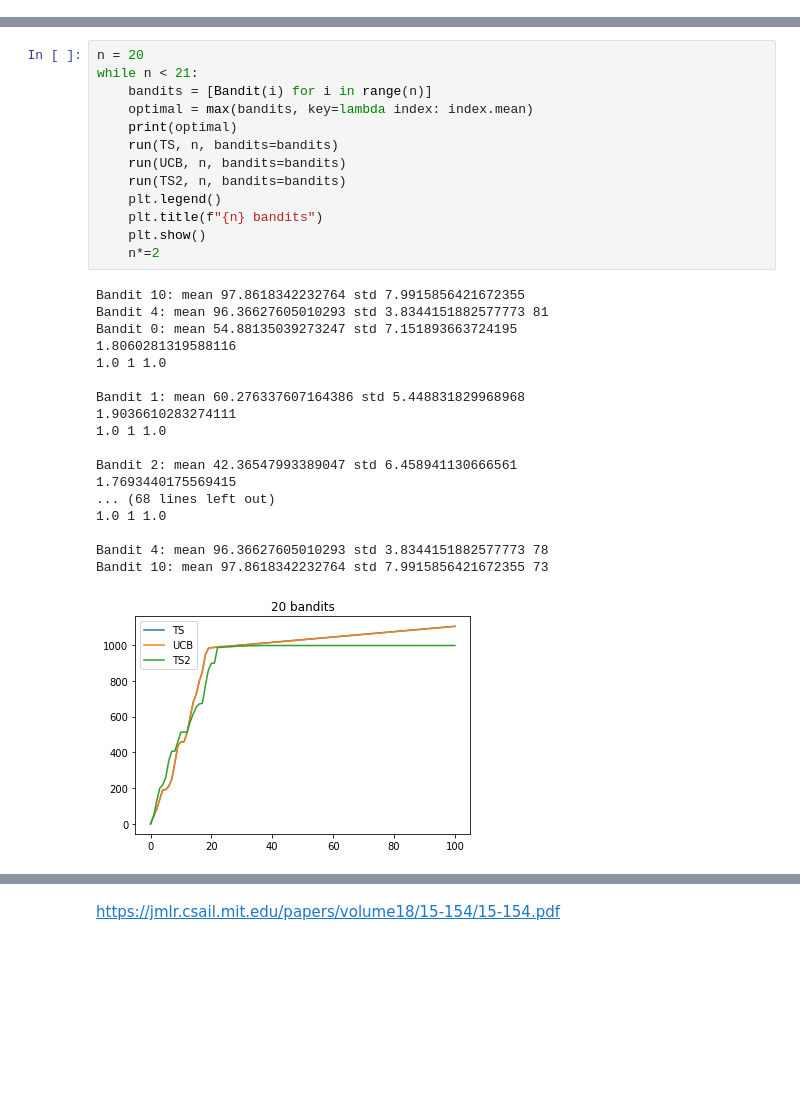
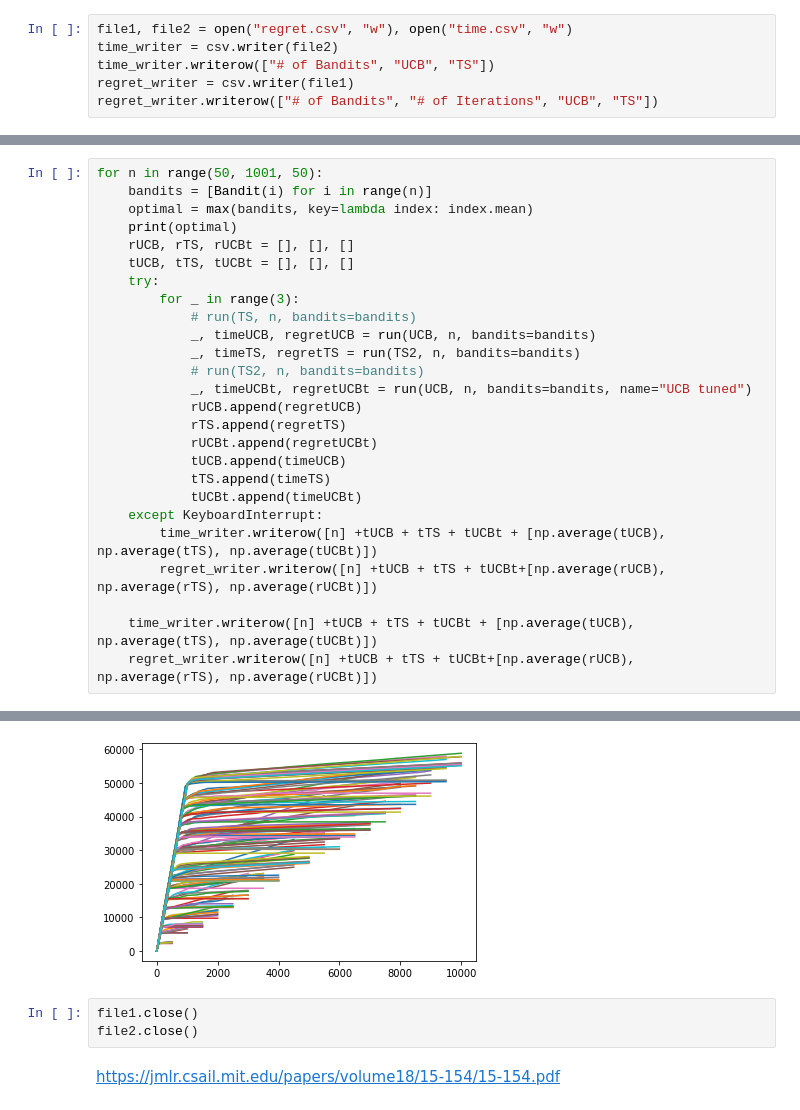
Before and after one commit to RyanW124/Extended-Essay, a Jupyter notebook: newmain.ipynb, the cells around one changed output, grey strips where cells are left out. Saved outputs shown, nothing was run; the diff lists cells and outputs as text; blank space fills up the shorter version.

```diff
--- a/newmain.ipynb
+++ b/newmain.ipynb
@@ -6,0 +14,6 @@ np.random.seed(0)
+# %%
+file1, file2 = open("regret.csv", "w"), open("time.csv", "w")
+time_writer = csv.writer(file2)
+time_writer.writerow(["# of Bandits", "UCB", "TS"])
+regret_writer = csv.writer(file1)
+regret_writer.writerow(["# of Bandits", "# of Iterations", "UCB", "TS"])
@@ -42,32 +67,27 @@ def run(alg, n, T=None, *, print_values=False, bandits=None, loading=False):
-# %%
-n = 20
-while n < 21:
-    bandits = [Bandit(i) for i in range(n)]
-    optimal = max(bandits, key=lambda index: index.mean)
-    print(optimal)
-    run(TS, n, bandits=bandits)
-    run(UCB, n, bandits=bandits)
-    run(TS2, n, bandits=bandits)
-    plt.legend()
-    plt.title(f"{n} bandits")
-    plt.show()
-    n*=2
-# %% [output]
-Bandit 10: mean 97.8618342232764 std 7.9915856421672355
-Bandit 4: mean 96.36627605010293 std 3.8344151882577773 81
-Bandit 0: mean 54.88135039273247 std 7.151893663724195
-1.8060281319588116
-1.0 1 1.0
-
-Bandit 1: mean 60.276337607164386 std 5.448831829968968
-1.9036610283274111
-1.0 1 1.0
-
-Bandit 2: mean 42.36547993389047 std 6.458941130666561
-1.7693440175569415
-... (68 lines left out)
-1.0 1 1.0
-
-Bandit 4: mean 96.36627605010293 std 3.8344151882577773 78
-Bandit 10: mean 97.8618342232764 std 7.9915856421672355 73
-[figure, removed]
+# %%
+for n in range(50, 1001, 50):
+    bandits = [Bandit(i) for i in range(n)]
+    optimal = max(bandits, key=lambda index: index.mean)
+    print(optimal)
+    rUCB, rTS, rUCBt = [], [], []
+    tUCB, tTS, tUCBt = [], [], []
+    try:
+        for _ in range(3):
+            # run(TS, n, bandits=bandits)
+            _, timeUCB, regretUCB = run(UCB, n, bandits=bandits)
+            _, timeTS, regretTS = run(TS2, n, bandits=bandits)
+            # run(TS2, n, bandits=bandits)
+            _, timeUCBt, regretUCBt = run(UCB, n, bandits=bandits, name="UCB tuned")
+            rUCB.append(regretUCB)
+            rTS.append(regretTS)
+            rUCBt.append(regretUCBt)
+            tUCB.append(timeUCB)
+            tTS.append(timeTS)
+            tUCBt.append(timeUCBt)
+    except KeyboardInterrupt:
+        time_writer.writerow([n] +tUCB + tTS + tUCBt + [np.average(tUCB), np.average(tTS), np.average(tUCBt)])
+        regret_writer.writerow([n] +tUCB + tTS + tUCBt+[np.average(rUCB), np.average(rTS), np.average(rUCBt)])
+
+    time_writer.writerow([n] +tUCB + tTS + tUCBt + [np.average(tUCB), np.average(tTS), np.average(tUCBt)])
+    regret_writer.writerow([n] +tUCB + tTS + tUCBt+[np.average(rUCB), np.average(rTS), np.average(rUCBt)])
+# %% [output]
@@ -74,2 +114,6 @@ Bandit 10: mean 97.8618342232764 std 7.9915856421672355 73
+[figure, added]
+# %%
+file1.close()
+file2.close()
 # %% [markdown]
 https://jmlr.csail.mit.edu/papers/volume18/15-154/15-154.pdf
```
Also changed, not shown: parts of 5 cells of this notebook, 8 other files.
